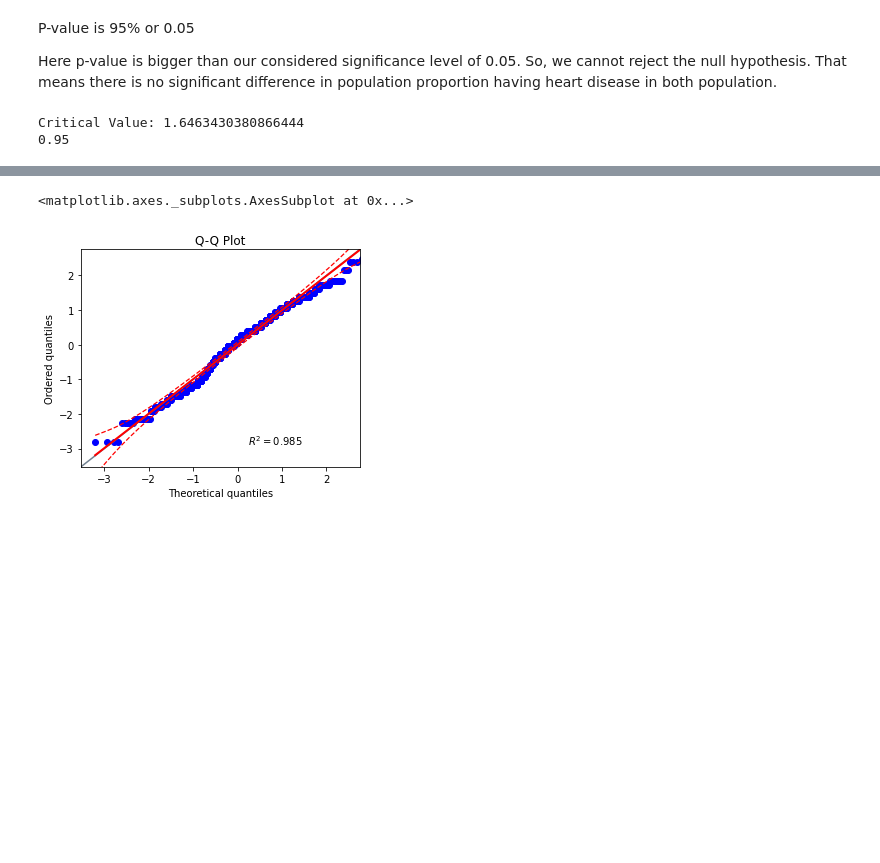
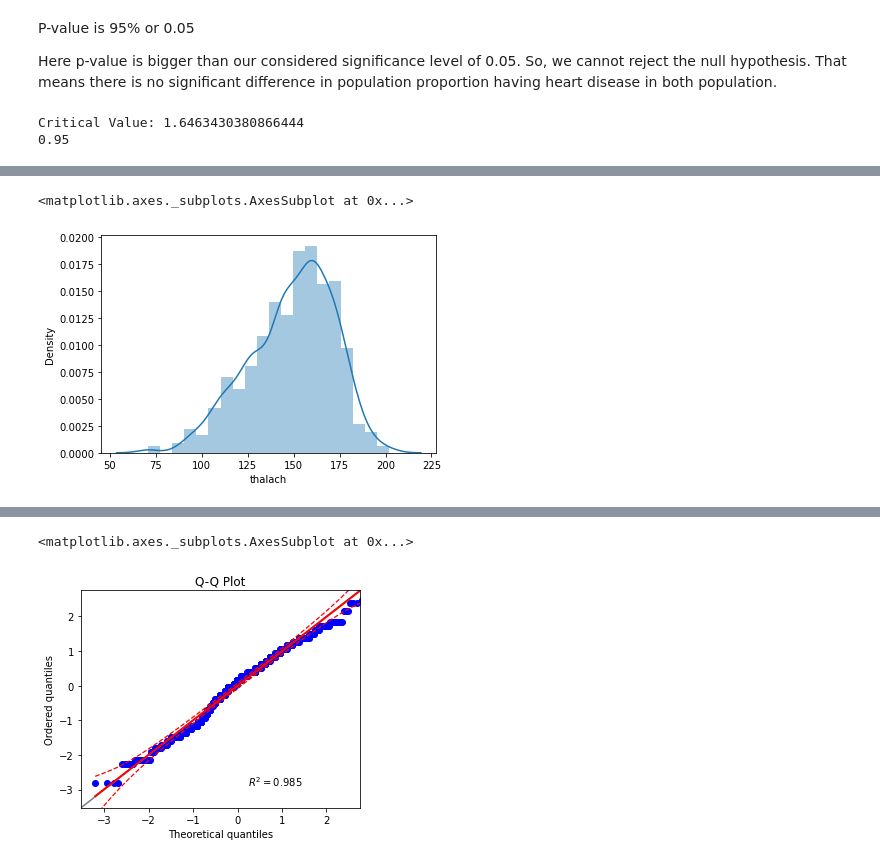
Before and after one commit to raissadvy/day5_300days_codechallenge, a Jupyter notebook: #5_day_code.ipynb, the cells around one changed output, grey strips where cells are left out. Cells and saved outputs as stored; diff of their text form; code cells hidden in the pictures; blank space fills up the shorter version.

```diff
--- a/#5_day_code.ipynb
+++ b/#5_day_code.ipynb
@@ -99,0 +133,5 @@ Critical Value: 1.6463430380866444
+# %%
+sns.distplot(df['thalach'], kde=True)
+# %% [output]
+<matplotlib.axes._subplots.AxesSubplot at 0x...>
+[figure, added]
```
Also changed, not shown: parts of 18 cells of this notebook.
